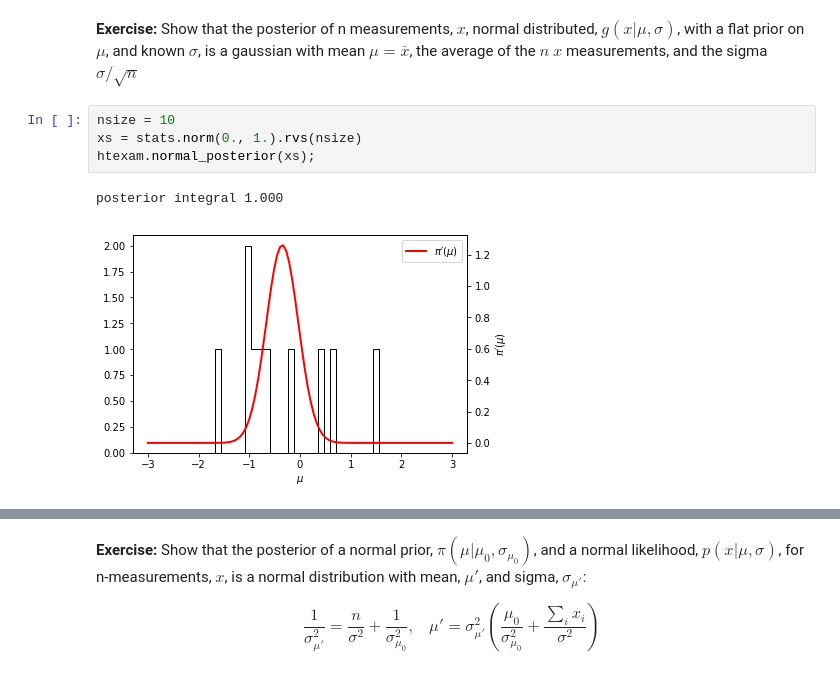
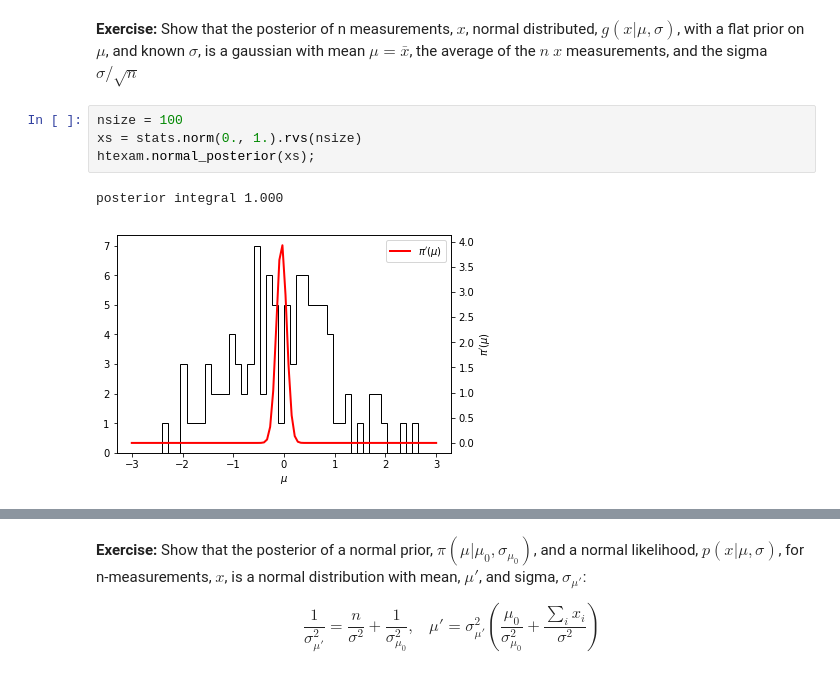
Before and after one commit to jahernando/USC-TA, a Jupyter notebook: ta_basic_concepts.ipynb, the cells around one changed output, grey strips where cells are left out. Cells and saved outputs as stored; diff of their text form.

```diff
--- a/ta_basic_concepts.ipynb
+++ b/ta_basic_concepts.ipynb
@@ -457,12 +457,12 @@ that is, a gaussian with sigma unity and centered at $x_0$!
 
 **Exercise:** Show that the posterior of n measurements, $x$, normal distributed, $g(x | \mu, \sigma)$, with a flat prior on $\mu$, and known $\sigma$, is a gaussian with mean $\mu = \bar{x}$, the average of the $n$ $x$ measurements, and the sigma $\sigma/\sqrt{n}$
 # %%
-nsize = 10
+nsize = 100
 xs = stats.norm(0., 1.).rvs(nsize)
 htexam.normal_posterior(xs);
 # %% [output]
 posterior integral 1.000
-[figure, old version]
+[figure, new version]
 # %%
 nsize = 10
 xs    = stats.norm(0., 1.).rvs(nsize)
```
Also changed, not shown: parts of 5 cells of this notebook, 5 other files.
